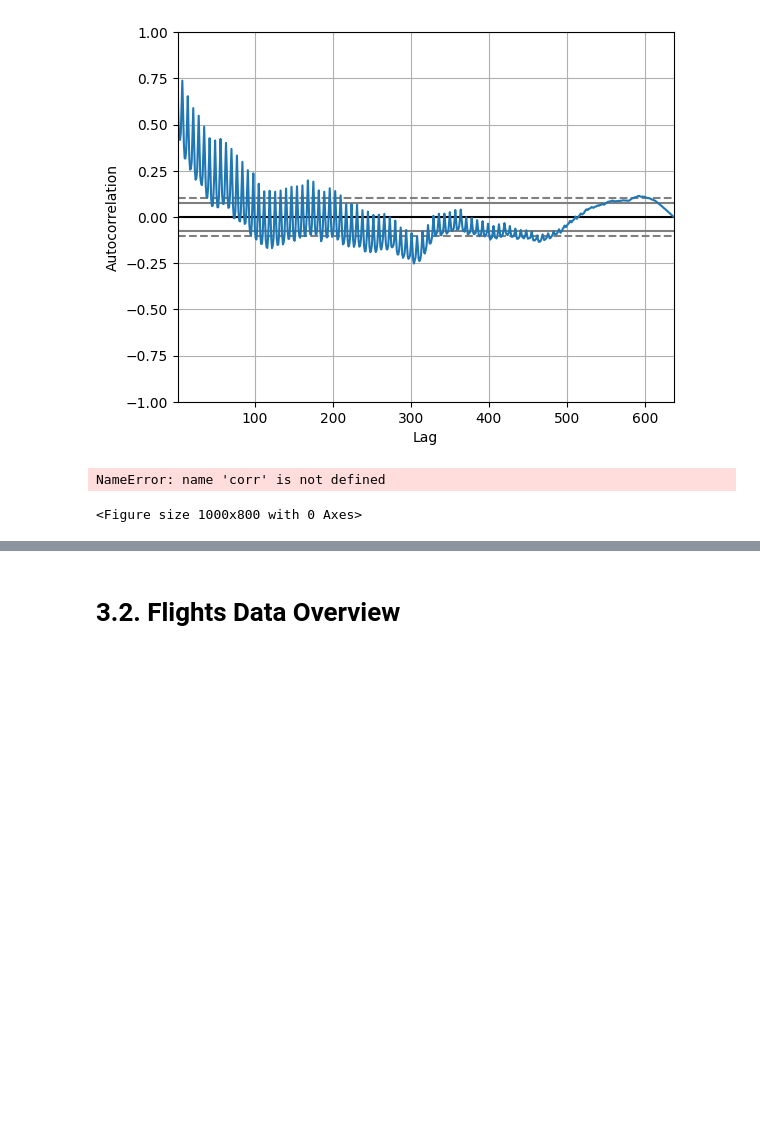
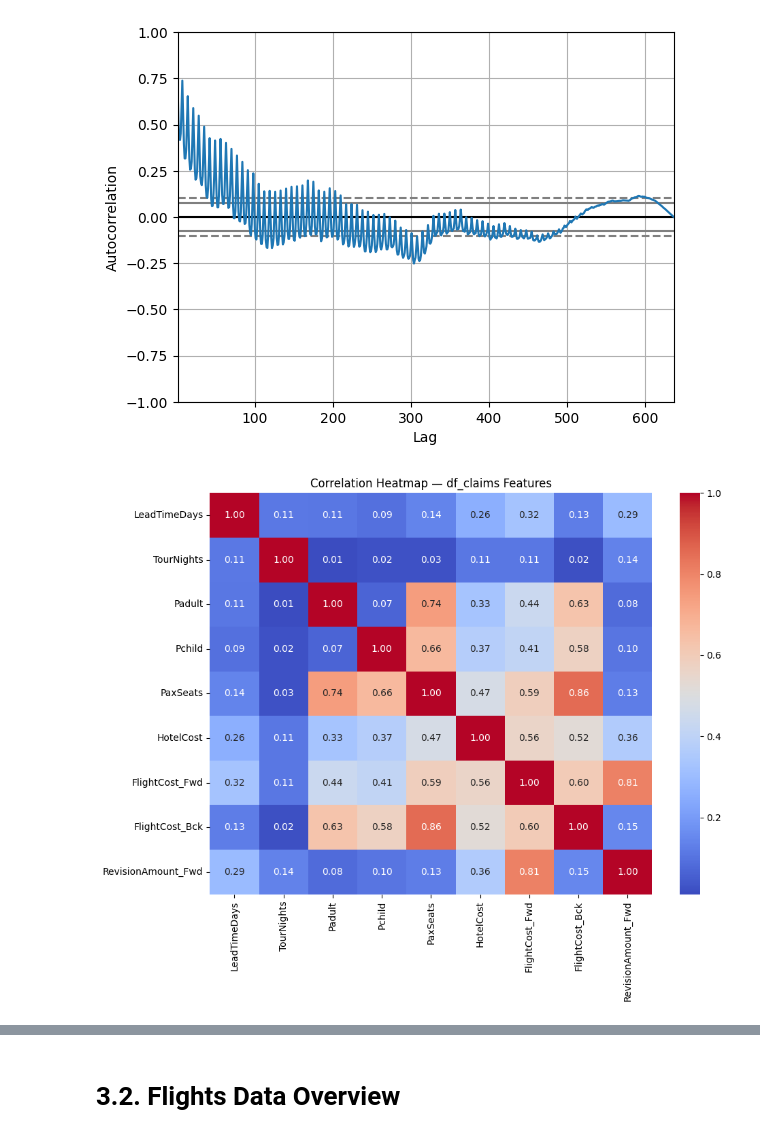
Before and after one commit to VildanaRazumova/thesis-demand-forecasting, a Jupyter notebook: thesis_notebook_final.ipynb, the cells around one changed output, grey strips where cells are left out. Drawn from its saved outputs; the diff is of its cells as text; code cells hidden in the pictures; blank space fills up the shorter version.

```diff
--- a/thesis_notebook_final.ipynb
+++ b/thesis_notebook_final.ipynb
@@ -288,25 +288,24 @@ plt.show()
 # %%
 # Correlation heatmap claims
 cols_claims = [
     'LeadTimeDays',
     'TourNights',
     'Padult',
     'Pchild',
     'PaxSeats',
     'HotelCost',
     'FlightCost_Fwd',
     'FlightCost_Bck',
     'RevisionAmount_Fwd'
 ]
 
 plt.figure(figsize=(10, 8))
-sns.heatmap(corr, annot=True, cmap='coolwarm', fmt='.2f')
+sns.heatmap(df_claims[cols_claims].corr(method='spearman'), annot=True, cmap='coolwarm', fmt='.2f')
 plt.title('Correlation Heatmap — df_claims Features')
 plt.tight_layout()
 plt.show()
 # %% [output]
-NameError: name 'corr' is not defined
-<Figure size 1000x800 with 0 Axes>
+[figure, added]
 # %% [markdown]
 The claims dataset contains **37 674 rows** and **64 columns**, covering
 the departure period from **January 2024 to March 2026**. Each row should represent a single tour package claim for the destination **Vietnam**, created by a travel agency on behalf of an end customer.
```
Also changed, not shown: parts of 66 cells of this notebook.
